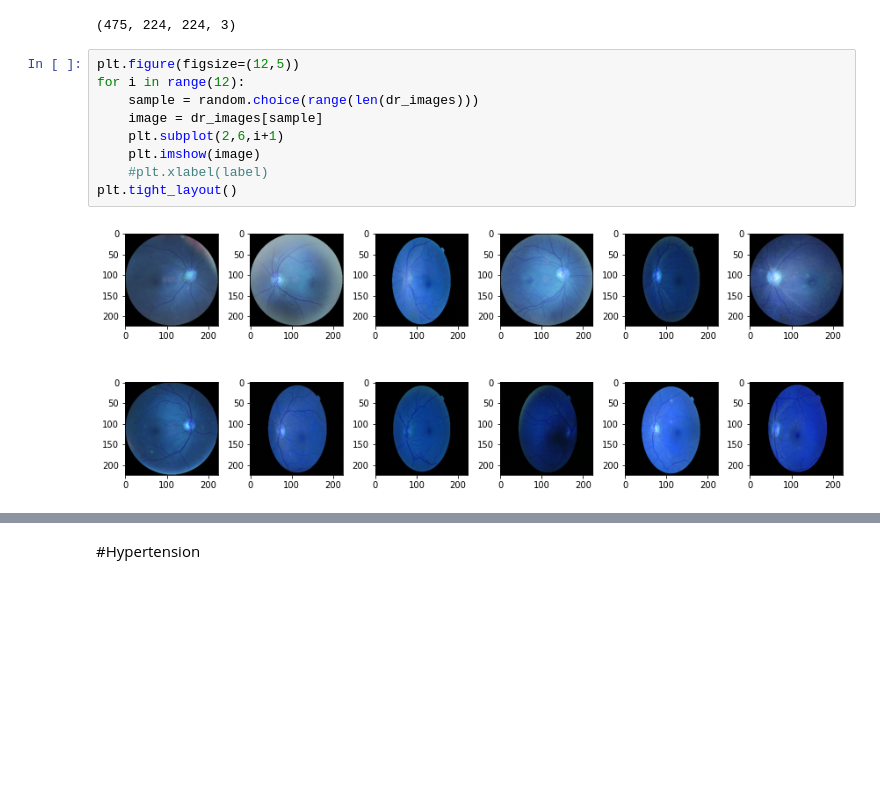
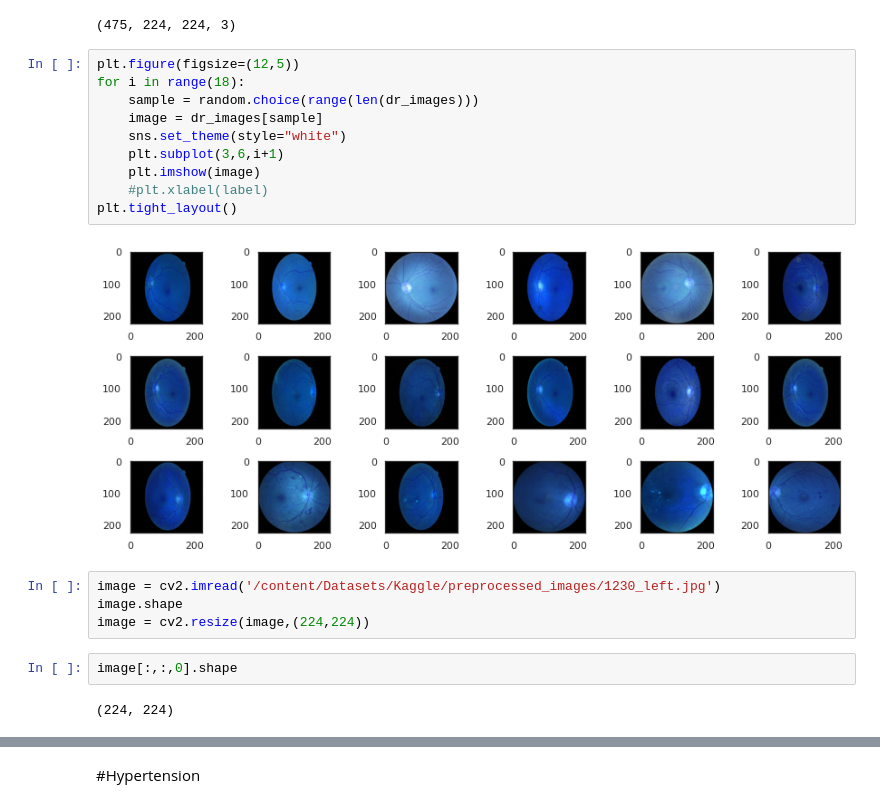
Before and after one commit to Barcelona-Technology-School/InnoSpark-edir, a Jupyter notebook: ML first attempt/MergedDatasets.ipynb, the cells around one changed output, grey strips where cells are left out. Drawn from its saved outputs; the diff is of its cells as text; blank space fills up the shorter version.

```diff
--- a/ML first attempt/MergedDatasets.ipynb
+++ b/ML first attempt/MergedDatasets.ipynb
@@ -381,12 +382,21 @@ dr_images.shape
 (475, 224, 224, 3)
 # %%
 plt.figure(figsize=(12,5))
-for i in range(12):
+for i in range(18):
     sample = random.choice(range(len(dr_images)))
     image = dr_images[sample]
-    plt.subplot(2,6,i+1)
+    sns.set_theme(style="white")
+    plt.subplot(3,6,i+1)
     plt.imshow(image)
     #plt.xlabel(label)
 plt.tight_layout()
 # %% [output]
-[figure, old version]
+[figure, new version]
+# %%
+image = cv2.imread('/content/Datasets/Kaggle/preprocessed_images/1230_left.jpg')
+image.shape
+image = cv2.resize(image,(224,224))
+# %%
+image[:,:,0].shape
+# %% [output]
+(224, 224)
```
Also changed, not shown: parts of 17 cells of this notebook.
